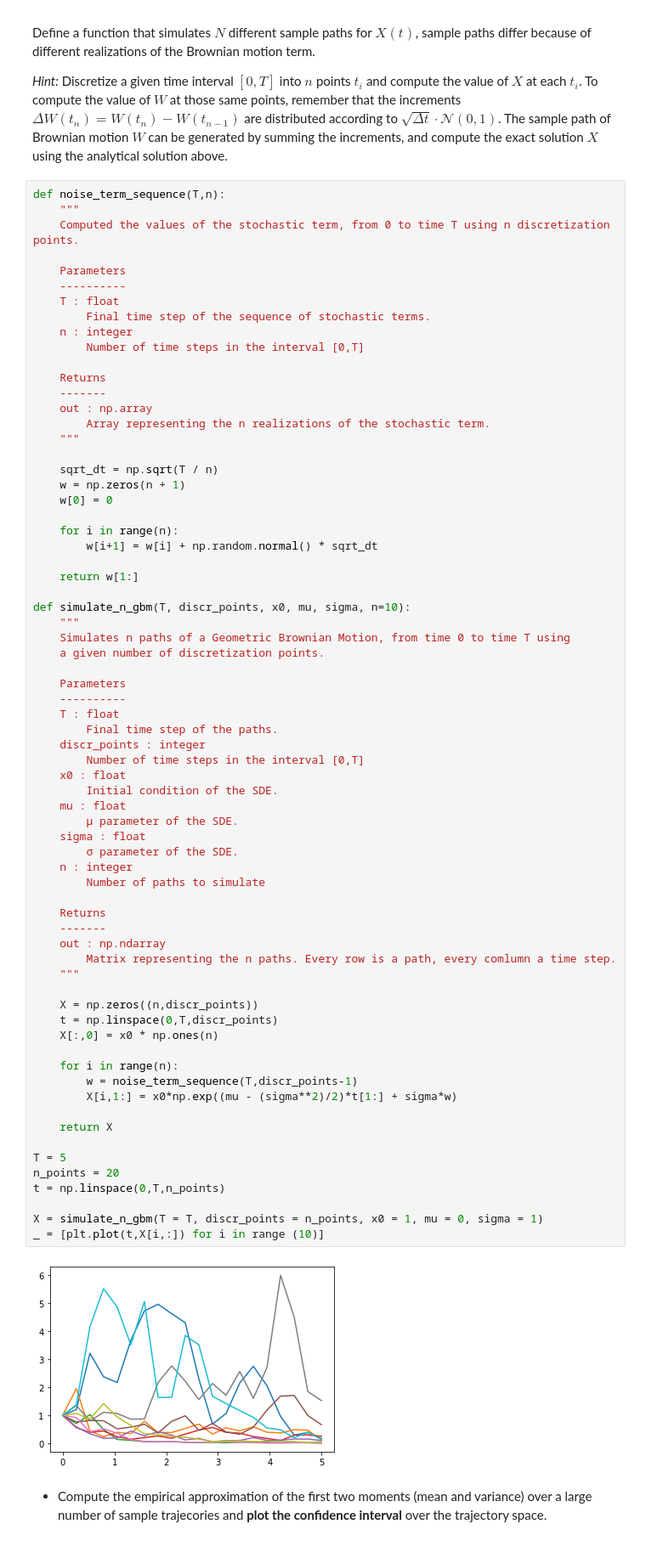
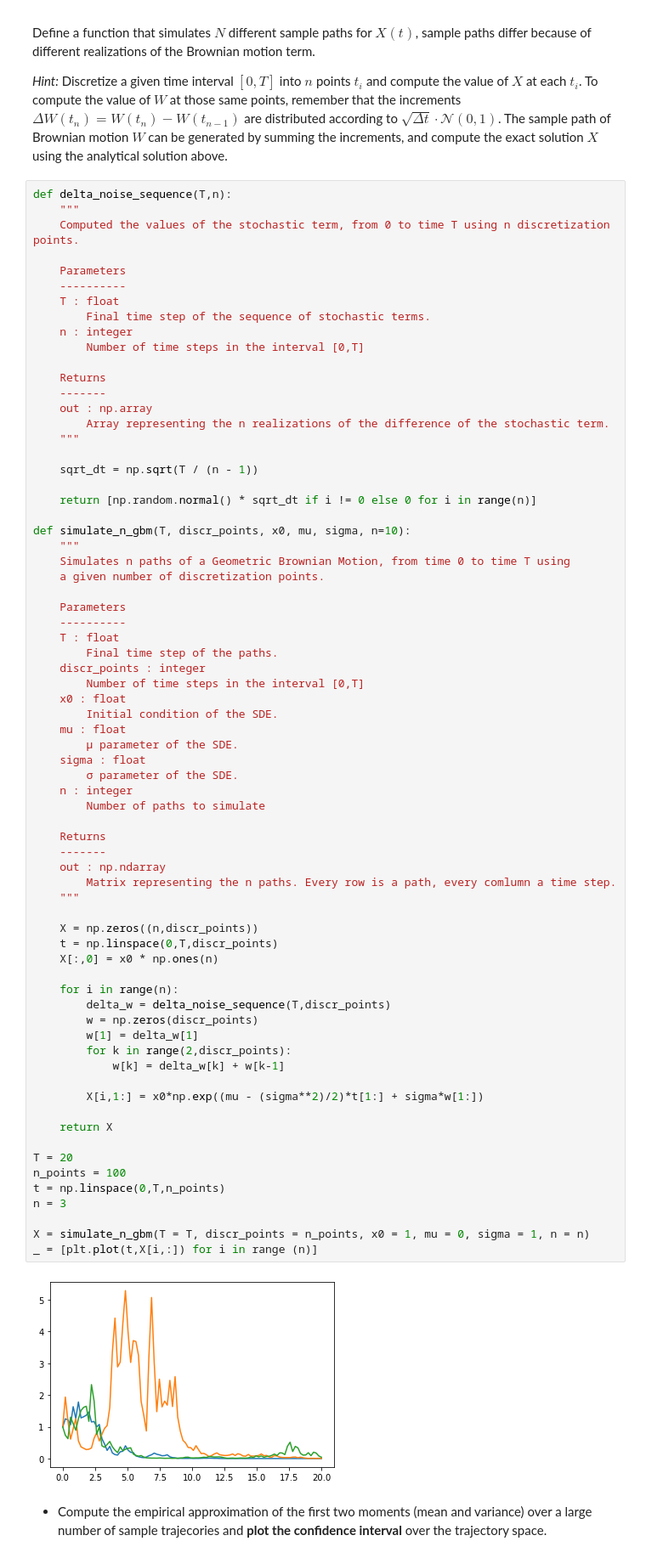
Before and after one commit to cima22/stochastic_modelling_and_simulation, a Jupyter notebook: sde/Homework_SDE.ipynb, the cells around one changed output. Shown at 85% size. Drawn from its saved outputs; the diff is of its cells as text.

```diff
--- a/sde/Homework_SDE.ipynb
+++ b/sde/Homework_SDE.ipynb
@@ -158,7 +159,7 @@ Define a function that simulates $N$ different sample paths for $X(t)$, sample p
 
 *Hint:* Discretize a given time interval $[0,T]$ into $n$ points $t_i$ and compute the value of $X$ at each $t_i$. To compute the value of $W$ at those same points, remember that the increments $\Delta W(t_n)=W(t_n)−W(t_{n−1})$ are distributed according to $\sqrt{\Delta t}\cdot\mathcal{N}(0,1)$. The sample path of Brownian motion $W$ can be generated by summing the increments, and compute the exact solution $X$ using the analytical solution above.
 # %%
-def noise_term_sequence(T,n):
+def delta_noise_sequence(T,n):
     """
     Computed the values of the stochastic term, from 0 to time T using n discretization points.
 
@@ -172,17 +173,12 @@ def noise_term_sequence(T,n):
     Returns
     -------
     out : np.array
-        Array representing the n realizations of the stochastic term.
+        Array representing the n realizations of the difference of the stochastic term.
     """
 
-    sqrt_dt = np.sqrt(T / n)
-    w = np.zeros(n + 1)
-    w[0] = 0
+    sqrt_dt = np.sqrt(T / (n - 1))
 
-    for i in range(n):
-        w[i+1] = w[i] + np.random.normal() * sqrt_dt
-
-    return w[1:]
+    return [np.random.normal() * sqrt_dt if i != 0 else 0 for i in range(n)]
 
 def simulate_n_gbm(T, discr_points, x0, mu, sigma, n=10):
     """
@@ -194,39 +190,45 @@ def simulate_n_gbm(T, discr_points, x0, mu, sigma, n=10):
     T : float
         Final time step of the paths.
     discr_points : integer
         Number of time steps in the interval [0,T]
     x0 : float
         Initial condition of the SDE.
     mu : float
         μ parameter of the SDE.
     sigma : float
         σ parameter of the SDE.
     n : integer
         Number of paths to simulate
 
     Returns
     -------
     out : np.ndarray
         Matrix representing the n paths. Every row is a path, every comlumn a time step.
     """
 
     X = np.zeros((n,discr_points))
     t = np.linspace(0,T,discr_points)
     X[:,0] = x0 * np.ones(n)
 
     for i in range(n):
-        w = noise_term_sequence(T,discr_points-1)
-        X[i,1:] = x0*np.exp((mu - (sigma**2)/2)*t[1:] + sigma*w)
+        delta_w = delta_noise_sequence(T,discr_points)
+        w = np.zeros(discr_points)
+        w[1] = delta_w[1]
+        for k in range(2,discr_points):
+            w[k] = delta_w[k] + w[k-1]
+
+        X[i,1:] = x0*np.exp((mu - (sigma**2)/2)*t[1:] + sigma*w[1:])
 
     return X
 
-T = 5
-n_points = 20
+T = 20
+n_points = 100
 t = np.linspace(0,T,n_points)
+n = 3
 
-X = simulate_n_gbm(T = T, discr_points = n_points, x0 = 1, mu = 0, sigma = 1)
-_ = [plt.plot(t,X[i,:]) for i in range (10)]
+X = simulate_n_gbm(T = T, discr_points = n_points, x0 = 1, mu = 0, sigma = 1, n = n)
+_ = [plt.plot(t,X[i,:]) for i in range (n)]
 # %% [output]
-[figure, old version]
+[figure, new version]
 # %% [markdown]
 - Compute the empirical approximation of the first two moments (mean and variance) over a large number of sample trajecories and **plot the confidence interval** over the trajectory space.
```
Also changed, not shown: parts of 9 cells of this notebook.
